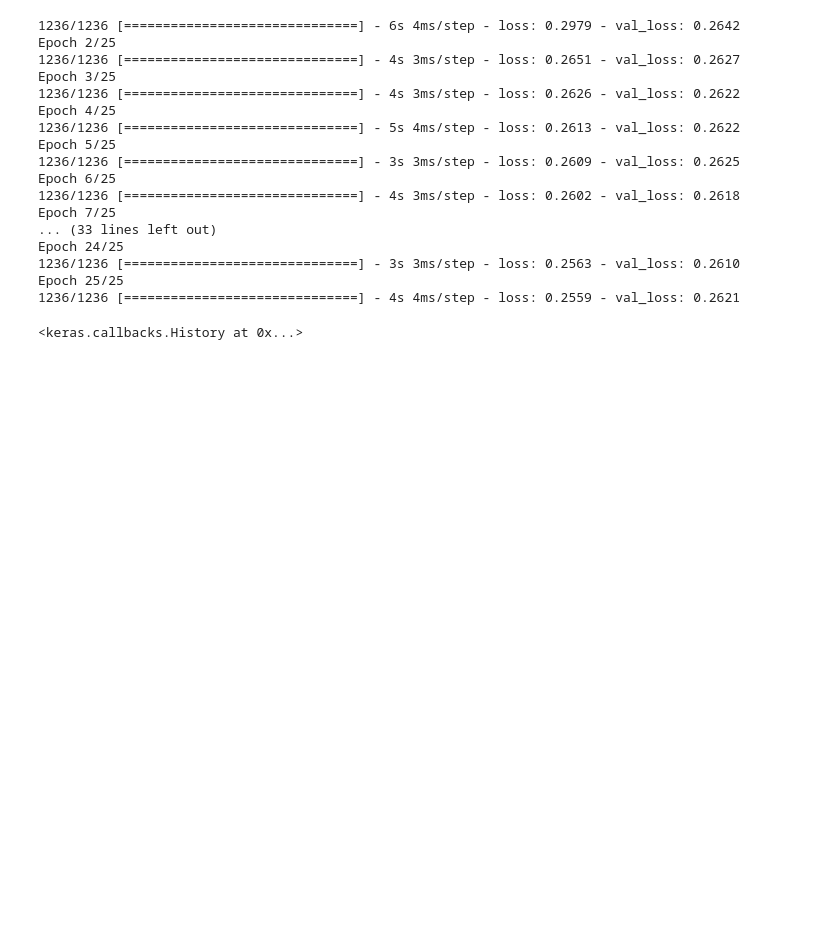
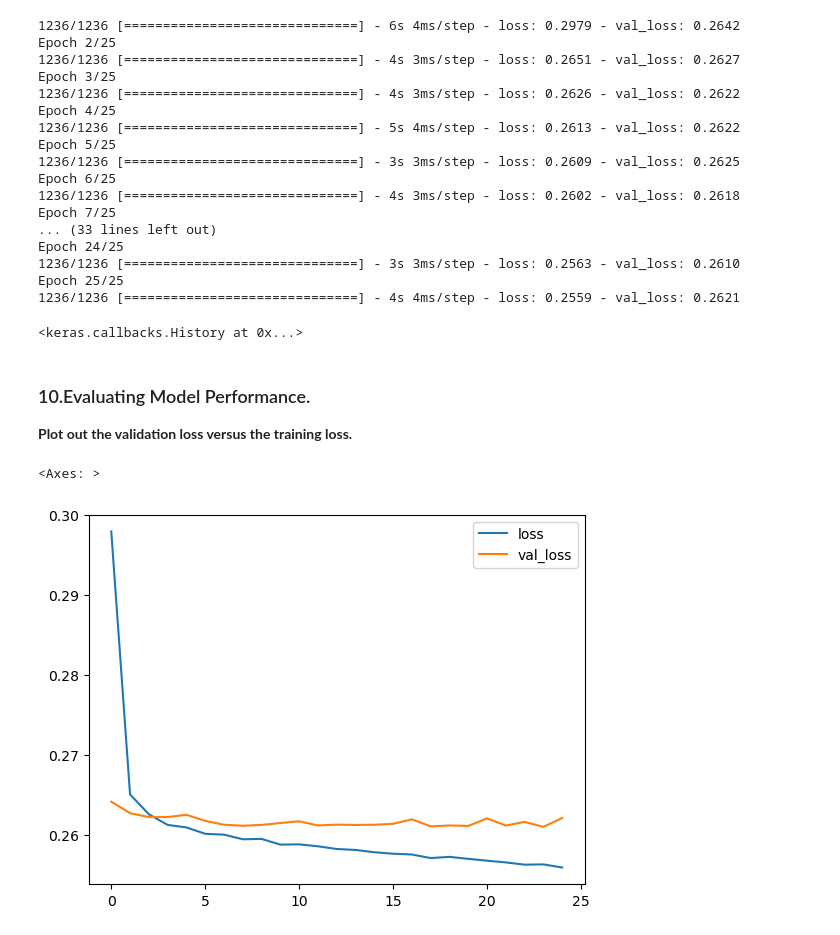
Before and after one commit to SKR18156592/Lendingclub-risk-prediction, a Jupyter notebook: lendingclub_loan_default_keras.ipynb, the cells around one changed output. Saved outputs shown, nothing was run; the diff lists cells and outputs as text; code cells hidden in the pictures; blank space fills up the shorter version.

```diff
--- a/lendingclub_loan_default_keras.ipynb
+++ b/lendingclub_loan_default_keras.ipynb
@@ -945,3 +945,13 @@ Epoch 24/25
 Epoch 25/25
 1236/1236 [==============================] - 4s 4ms/step - loss: 0.2559 - val_loss: 0.2621
 <keras.callbacks.History at 0x...>
+# %% [markdown]
+### 10.Evaluating Model Performance.
+
+**Plot out the validation loss versus the training loss.**
+# %%
+losses=pd.DataFrame(model.history.history)
+losses.plot()
+# %% [output]
+<Axes: >
+[figure, added]
```
